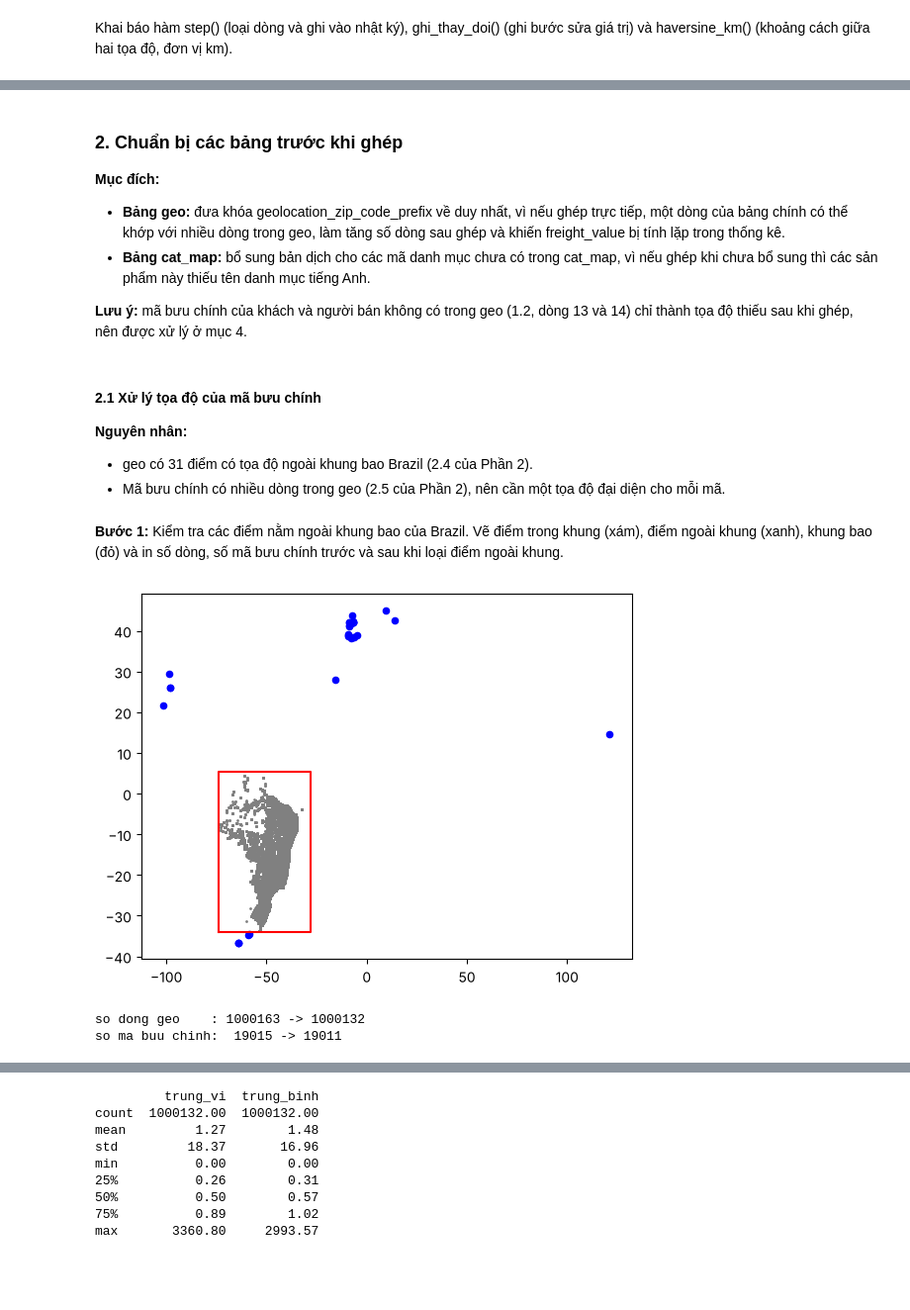
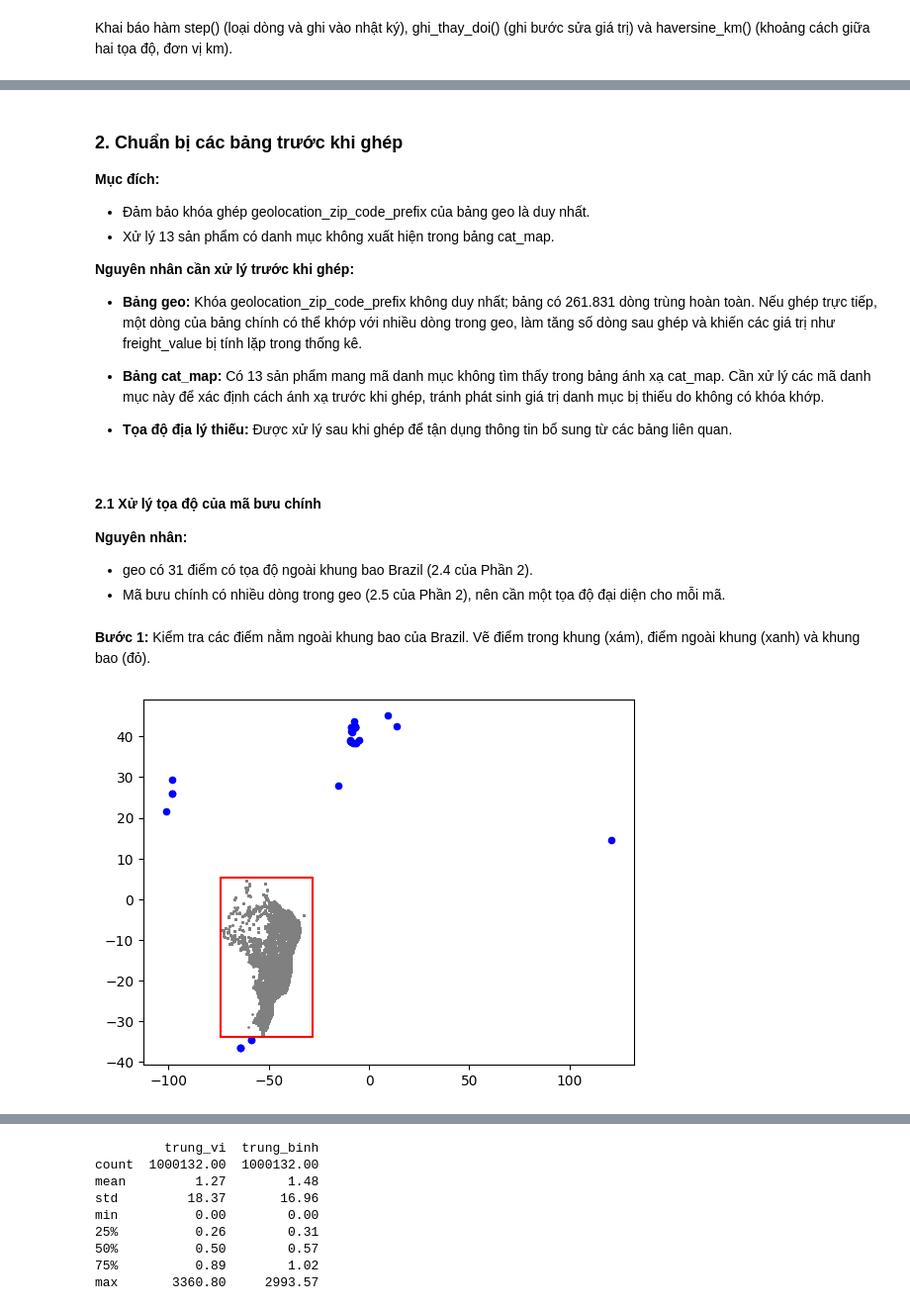
Before and after one commit to QuachThanh2206/ADY201m-Group8-AI2107, a Jupyter notebook: notebooks/3. Clean data.ipynb, the cells around one changed output, grey strips where cells are left out. Shown at 99% size. Saved outputs shown, nothing was run; the diff lists cells and outputs as text; code cells hidden in the pictures; blank space fills up the shorter version.

```diff
--- a/notebooks/3. Clean data.ipynb
+++ b/notebooks/3. Clean data.ipynb
@@ -167,11 +163,16 @@ Dựa trên nguyên tắc này, dự án ghi nhận số dòng trước và sau
 ### 2. Chuẩn bị các bảng trước khi ghép
 
 **Mục đích:**
+- Đảm bảo khóa ghép geolocation_zip_code_prefix của bảng geo là duy nhất.
+- Xử lý 13 sản phẩm có danh mục không xuất hiện trong bảng cat_map.
 
-- **Bảng geo:** đưa khóa geolocation_zip_code_prefix về duy nhất, vì nếu ghép trực tiếp, một dòng của bảng chính có thể khớp với nhiều dòng trong geo, làm tăng số dòng sau ghép và khiến freight_value bị tính lặp trong thống kê.
-- **Bảng cat_map:** bổ sung bản dịch cho các mã danh mục chưa có trong cat_map, vì nếu ghép khi chưa bổ sung thì các sản phẩm này thiếu tên danh mục tiếng Anh.
+**Nguyên nhân cần xử lý trước khi ghép:**
 
-**Lưu ý:** mã bưu chính của khách và người bán không có trong geo (1.2, dòng 13 và 14) chỉ thành tọa độ thiếu sau khi ghép, nên được xử lý ở mục 4.
+- **Bảng geo:** Khóa geolocation_zip_code_prefix không duy nhất; bảng có 261.831 dòng trùng hoàn toàn. Nếu ghép trực tiếp, một dòng của bảng chính có thể khớp với nhiều dòng trong geo, làm tăng số dòng sau ghép và khiến các giá trị như freight_value bị tính lặp trong thống kê.
+
+- **Bảng cat_map:** Có 13 sản phẩm mang mã danh mục không tìm thấy trong bảng ánh xạ cat_map. Cần xử lý các mã danh mục này để xác định cách ánh xạ trước khi ghép, tránh phát sinh giá trị danh mục bị thiếu do không có khóa khớp.
+
+- **Tọa độ địa lý thiếu:** Được xử lý sau khi ghép để tận dụng thông tin bổ sung từ các bảng liên quan.
 # %% [markdown]
 #### 2.1 Xử lý tọa độ của mã bưu chính
 
@@ -180,23 +181,18 @@ Dựa trên nguyên tắc này, dự án ghi nhận số dòng trước và sau
 - geo có 31 điểm có tọa độ ngoài khung bao Brazil (2.4 của Phần 2).
 - Mã bưu chính có nhiều dòng trong geo (2.5 của Phần 2), nên cần một tọa độ đại diện cho mỗi mã.
 # %% [markdown]
-**Bước 1:** Kiểm tra các điểm nằm ngoài khung bao của Brazil. Vẽ điểm trong khung (xám), điểm ngoài khung (xanh), khung bao (đỏ) và in số dòng, số mã bưu chính trước và sau khi loại điểm ngoài khung.
+**Bước 1:** Kiểm tra các điểm nằm ngoài khung bao của Brazil. Vẽ điểm trong khung (xám), điểm ngoài khung (xanh) và khung bao (đỏ).
 # %%
 trong_khung = geo['geolocation_lat'].between(-34, 5.3) & geo['geolocation_lng'].between(-74, -28)
 geo_in = geo[trong_khung]
 geo_out = geo[~trong_khung]
 
 plt.scatter(geo_in['geolocation_lng'], geo_in['geolocation_lat'], s=1, c='gray')
 plt.scatter(geo_out['geolocation_lng'], geo_out['geolocation_lat'], s=20, c='blue')
-plt.plot([-74, -28, -28, -74, -74], [-34, -34, 5.3, 5.3, -34], c='red')
+plt.plot([-74, -28, -28, -74, -74], [-33.8, -33.8, 5.3, 5.3, -33.8], c='red')
 plt.show()
-
-print('so dong geo    :', len(geo), '->', len(geo_in))
-print('so ma buu chinh: ', geo['geolocation_zip_code_prefix'].nunique(), '->', geo_in['geolocation_zip_code_prefix'].nunique())
 # %% [output]
-[figure, old version]
+[figure, new version]
-so dong geo    : 1000163 -> 1000132
-so ma buu chinh:  19015 -> 19011
 # %% [markdown]
 **Kết luận:** loại 31 điểm, geo_in còn 1,000,132 dòng và 19,011 mã.
 
```
Also changed, not shown: parts of 44 cells of this notebook.
